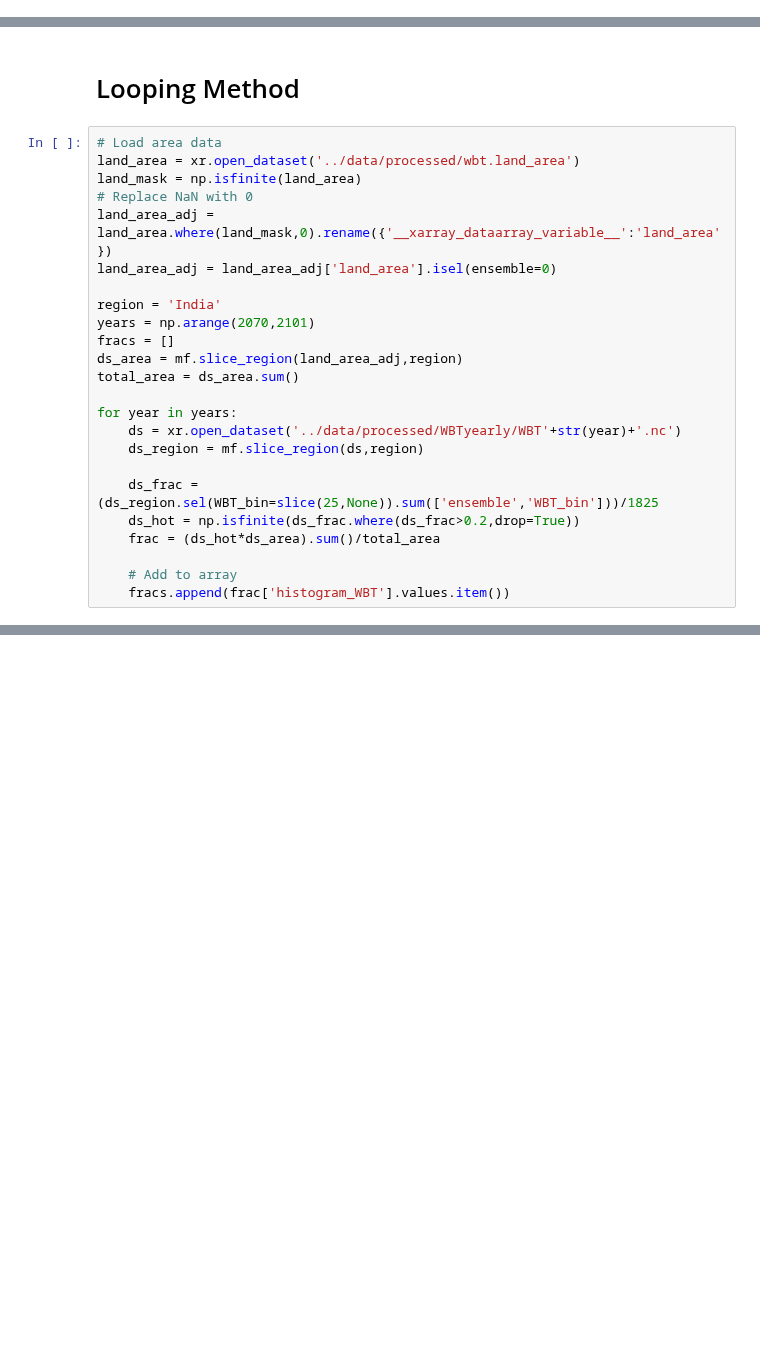
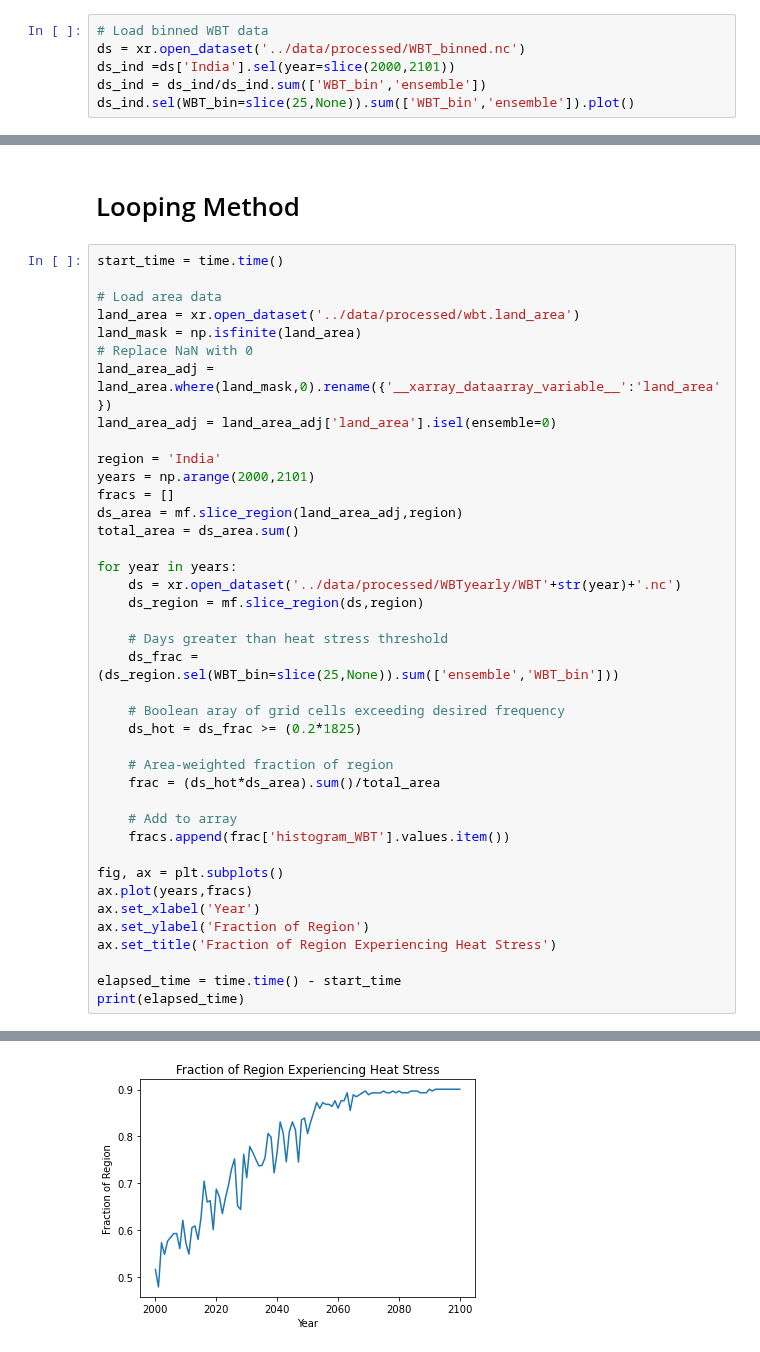
Before and after one commit to KYan19/pei, a Jupyter notebook: notebooks/5.2_WBTPlots2.ipynb, the cells around one changed output, grey strips where cells are left out. Cells and saved outputs as stored; diff of their text form; blank space fills up the shorter version.

```diff
--- a/notebooks/5.2_WBTPlots2.ipynb
+++ b/notebooks/5.2_WBTPlots2.ipynb
@@ -9,0 +49,6 @@ from dask.diagnostics import ProgressBar
+# %%
+# Load binned WBT data
+ds = xr.open_dataset('../data/processed/WBT_binned.nc')
+ds_ind =ds['India'].sel(year=slice(2000,2101))
+ds_ind = ds_ind/ds_ind.sum(['WBT_bin','ensemble'])
+ds_ind.sel(WBT_bin=slice(25,None)).sum(['WBT_bin','ensemble']).plot()
@@ -10,6 +58,8 @@ from dask.diagnostics import ProgressBar
 # %% [markdown]
 # Looping Method
 # %%
+start_time = time.time()
+
 # Load area data
 land_area = xr.open_dataset('../data/processed/wbt.land_area')
 land_mask = np.isfinite(land_area)
@@ -18,7 +68,7 @@ land_area_adj = land_area.where(land_mask,0).rename({'__xarray_dataarray_variabl
 land_area_adj = land_area_adj['land_area'].isel(ensemble=0)
 
 region = 'India'
-years = np.arange(2070,2101)
+years = np.arange(2000,2101)
 fracs = []
 ds_area = mf.slice_region(land_area_adj,region)
 total_area = ds_area.sum()
@@ -27,9 +77,24 @@ for year in years:
     ds = xr.open_dataset('../data/processed/WBTyearly/WBT'+str(year)+'.nc')
     ds_region = mf.slice_region(ds,region)
 
-    ds_frac = (ds_region.sel(WBT_bin=slice(25,None)).sum(['ensemble','WBT_bin']))/1825
-    ds_hot = np.isfinite(ds_frac.where(ds_frac>0.2,drop=True))
+    # Days greater than heat stress threshold
+    ds_frac = (ds_region.sel(WBT_bin=slice(25,None)).sum(['ensemble','WBT_bin']))
+
+    # Boolean aray of grid cells exceeding desired frequency
+    ds_hot = ds_frac >= (0.2*1825)
+
+    # Area-weighted fraction of region
     frac = (ds_hot*ds_area).sum()/total_area
 
     # Add to array
     fracs.append(frac['histogram_WBT'].values.item())
+
+fig, ax = plt.subplots()
+ax.plot(years,fracs)
+ax.set_xlabel('Year')
+ax.set_ylabel('Fraction of Region')
+ax.set_title('Fraction of Region Experiencing Heat Stress')
+
+elapsed_time = time.time() - start_time
+print(elapsed_time)
+# %% [output]
@@ -35,0 +102 @@ for year in years:
+[figure, added]
```
Also changed, not shown: parts of 14 cells of this notebook, 5 other files.
